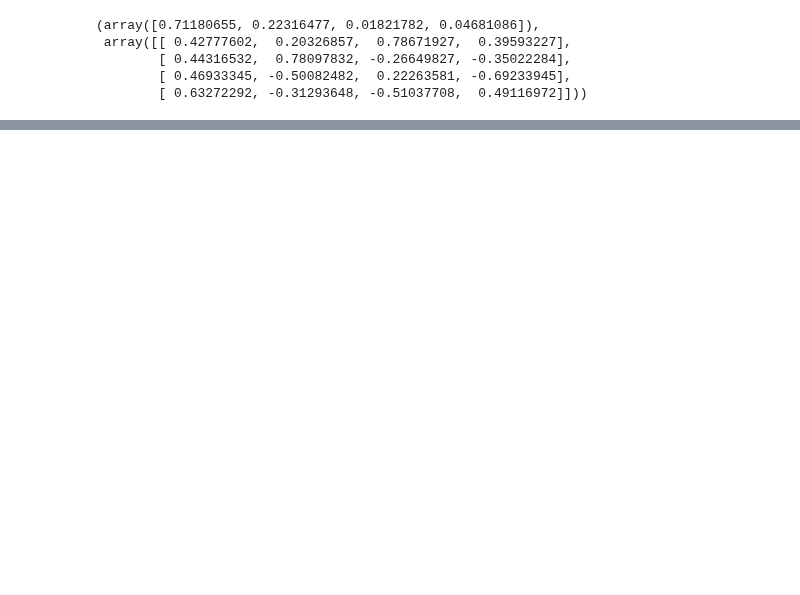
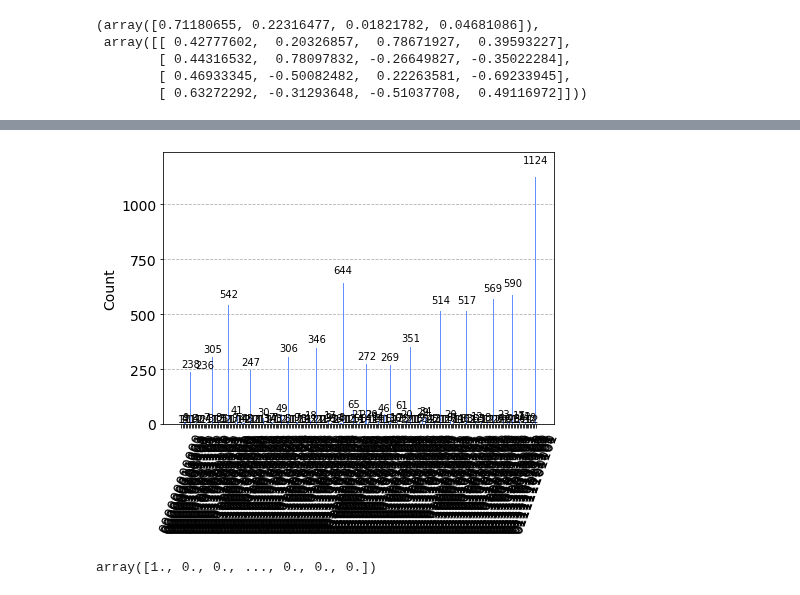
Before and after one commit to PolnareffPark/QuPCA, a Jupyter notebook: Non_integer_eigenvalues.ipynb, the cells around one changed output, grey strips where cells are left out. Saved outputs shown, nothing was run; the diff lists cells and outputs as text; code cells hidden in the pictures; blank space fills up the shorter version.

```diff
--- a/Non_integer_eigenvalues.ipynb
+++ b/Non_integer_eigenvalues.ipynb
@@ -886,0 +1010,16 @@ np.linalg.eig(example_matrix1)
+# %%
+backend_total = Aer.get_backend("qasm_simulator")
+job = backend_total.run(transpile(total_circuit_2, backend=backend_total), shots=n_shots)
+counts_for_sign = job.result().get_counts()
+plot_histogram(counts_for_sign)
+# %% [output]
+[figure, added]
+# %%
+#Take only counts with control qubits equal to 0
+tmp=np.zeros(2**tot_qubit)
+for c in counts_for_sign:
+    if c[0]=='0':
+        tmp[int(c[1:],2)]=counts_for_sign[c]
+tmp
+# %% [output]
+array([1., 0., 0., ..., 0., 0., 0.])
```
Also changed, not shown: parts of 11 cells of this notebook.
